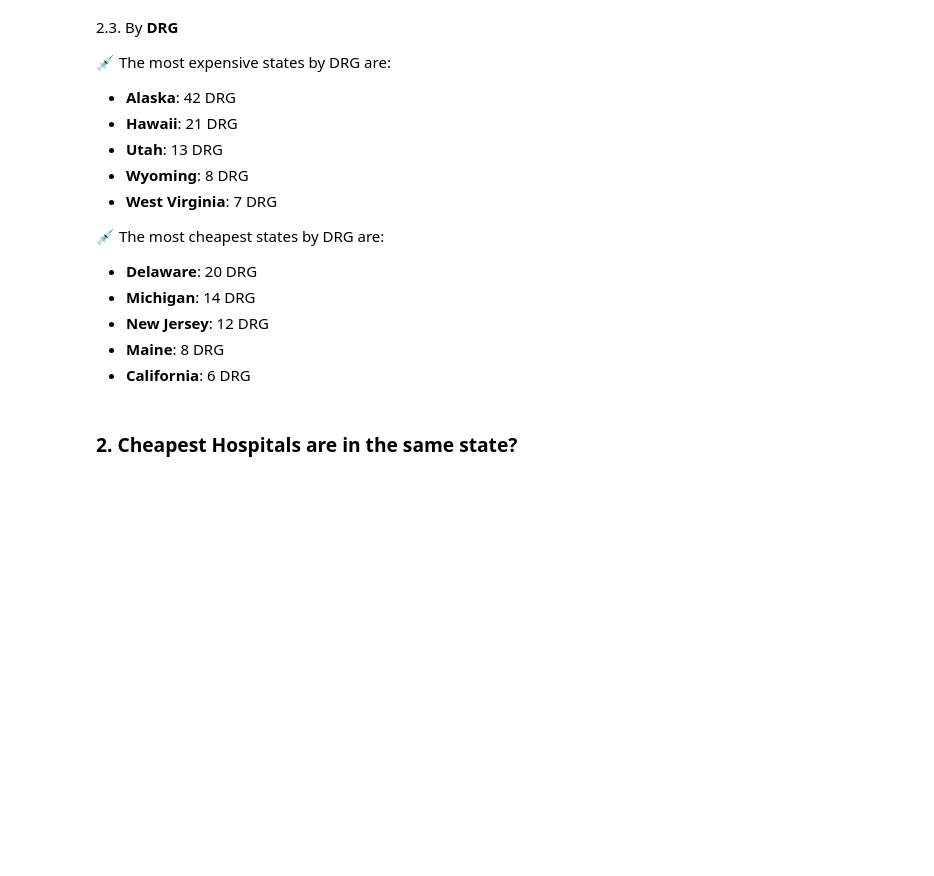
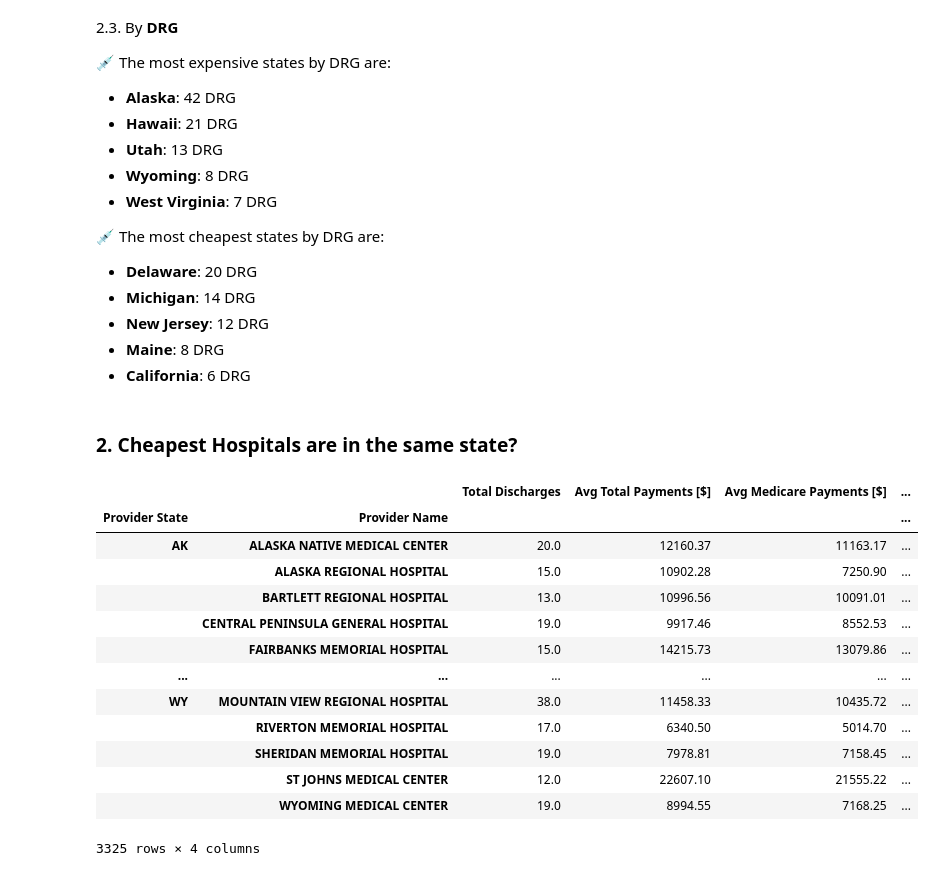
Before and after one commit to isabelyb/hospital_charges_USA, a Jupyter notebook: charges_hospital_USA.ipynb, the cells around one changed output. Drawn from its saved outputs; the diff is of its cells as text; code cells hidden in the pictures; blank space fills up the shorter version.

```diff
--- a/charges_hospital_USA.ipynb
+++ b/charges_hospital_USA.ipynb
@@ -265,3 +281,21 @@ To answer that question is necesary to clarify:
 * **California**: 6 DRG
 # %% [markdown]
 ### 2. Cheapest Hospitals are in the same state?
+# %%
+df_by_hospital = df.groupby(['Provider State','Provider Name']).median()
+df_by_hospital
+# %% [output]
+|  |  | Total Discharges | Avg Total Payments [$] | Avg Medicare Payments [$] | ... |
+| Provider State | Provider Name |  |  |  | ... |
+| AK | ALASKA NATIVE MEDICAL CENTER | 20.0 | 12160.37 | 11163.17 | ... |
+|  | ALASKA REGIONAL HOSPITAL | 15.0 | 10902.28 | 7250.90 | ... |
+|  | BARTLETT REGIONAL HOSPITAL | 13.0 | 10996.56 | 10091.01 | ... |
+|  | CENTRAL PENINSULA GENERAL HOSPITAL | 19.0 | 9917.46 | 8552.53 | ... |
+|  | FAIRBANKS MEMORIAL HOSPITAL | 15.0 | 14215.73 | 13079.86 | ... |
+| ... | ... | ... | ... | ... | ... |
+| WY | MOUNTAIN VIEW REGIONAL HOSPITAL | 38.0 | 11458.33 | 10435.72 | ... |
+|  | RIVERTON MEMORIAL HOSPITAL | 17.0 | 6340.50 | 5014.70 | ... |
+|  | SHERIDAN MEMORIAL HOSPITAL | 19.0 | 7978.81 | 7158.45 | ... |
+|  | ST JOHNS MEDICAL CENTER | 12.0 | 22607.10 | 21555.22 | ... |
+|  | WYOMING MEDICAL CENTER | 19.0 | 8994.55 | 7168.25 | ... |
+3325 rows × 4 columns
```
Also changed, not shown: parts of 7 cells of this notebook, 4 other files.
